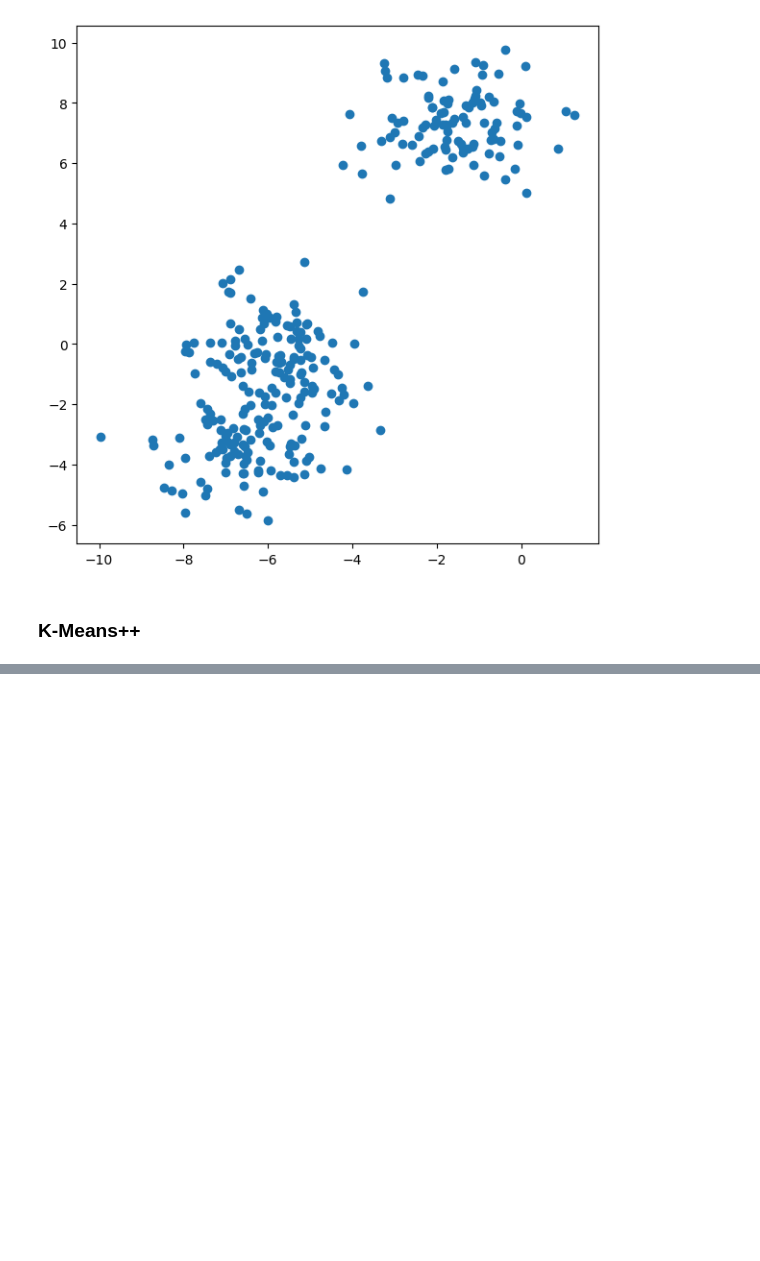
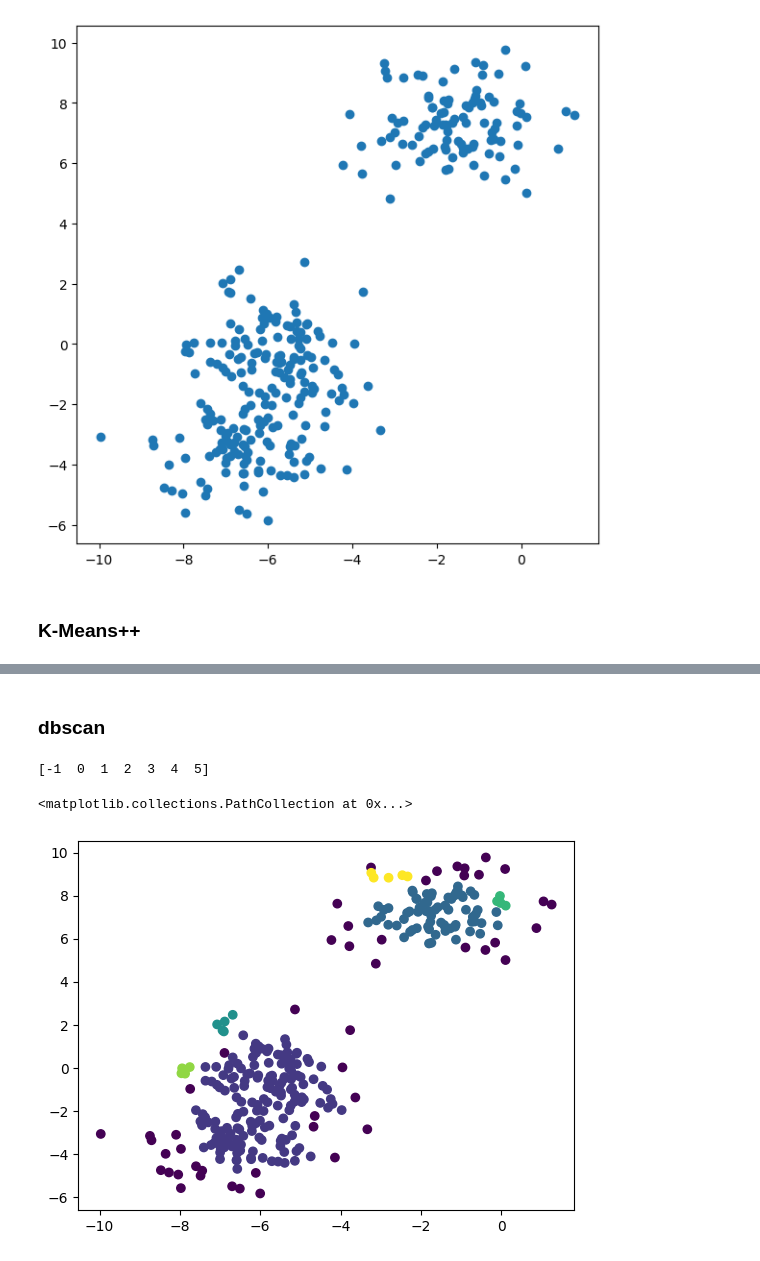
Before and after one commit to BallBoychick/ML, a Jupyter notebook: Clastering_sklearn/clastering.ipynb, the cells around one changed output, grey strips where cells are left out. Cells and saved outputs as stored; diff of their text form; code cells hidden in the pictures; blank space fills up the shorter version.

```diff
--- a/Clastering_sklearn/clastering.ipynb
+++ b/Clastering_sklearn/clastering.ipynb
@@ -74,0 +133,14 @@ davies_bouldin_score(X, k_means_optimal.best_estimator_.labels_)
+# %% [markdown]
+### dbscan
+# %%
+from sklearn.cluster import DBSCAN
+import numpy as np
+
+dbscan = DBSCAN().fit(X)
+
+print(np.unique(dbscan.labels_))
+plt.scatter(X[:,0], X[:,1], c=dbscan.labels_)
+# %% [output]
+[-1  0  1  2  3  4  5]
+<matplotlib.collections.PathCollection at 0x...>
+[figure, added]
```
Also changed, not shown: parts of 21 cells of this notebook, 6 other files.
